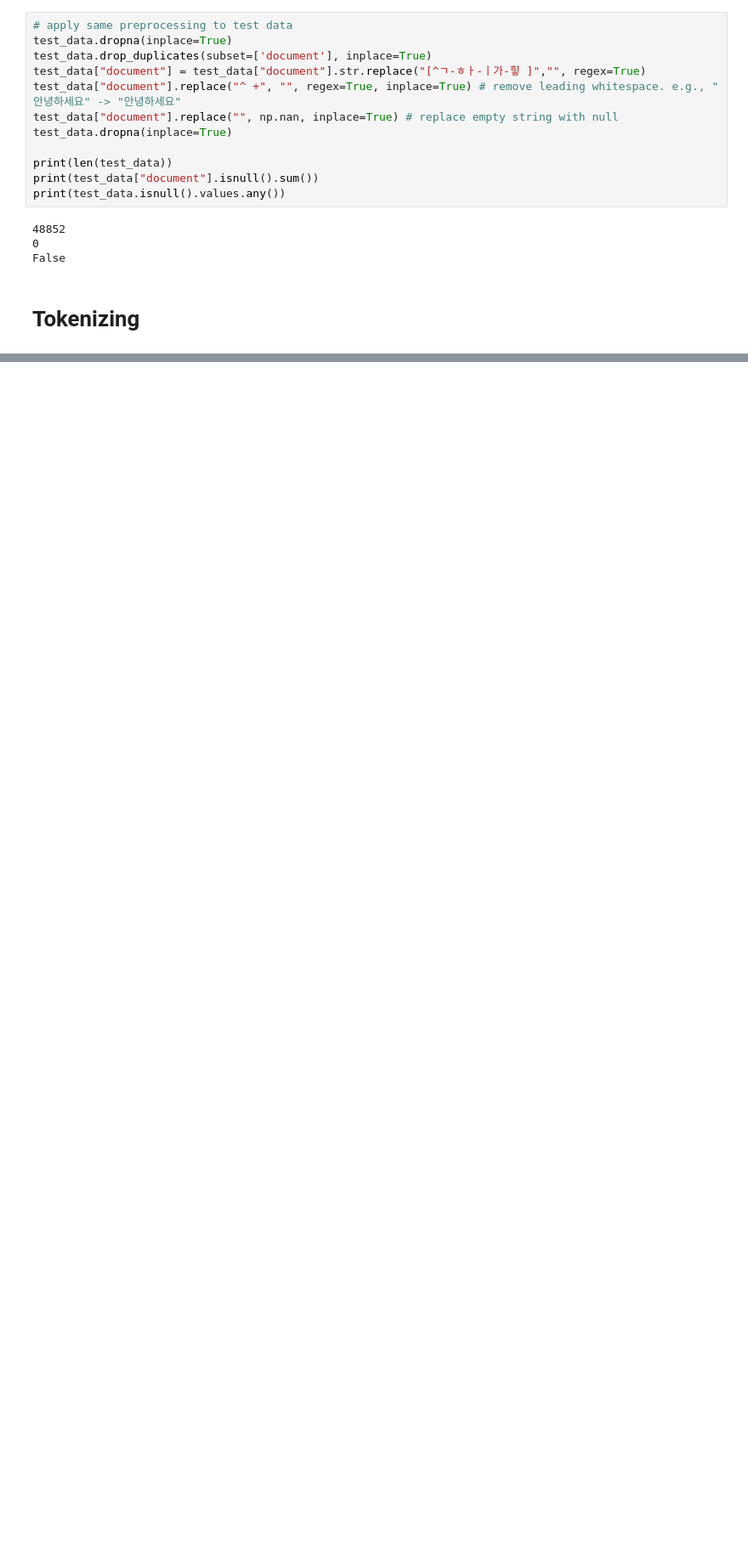
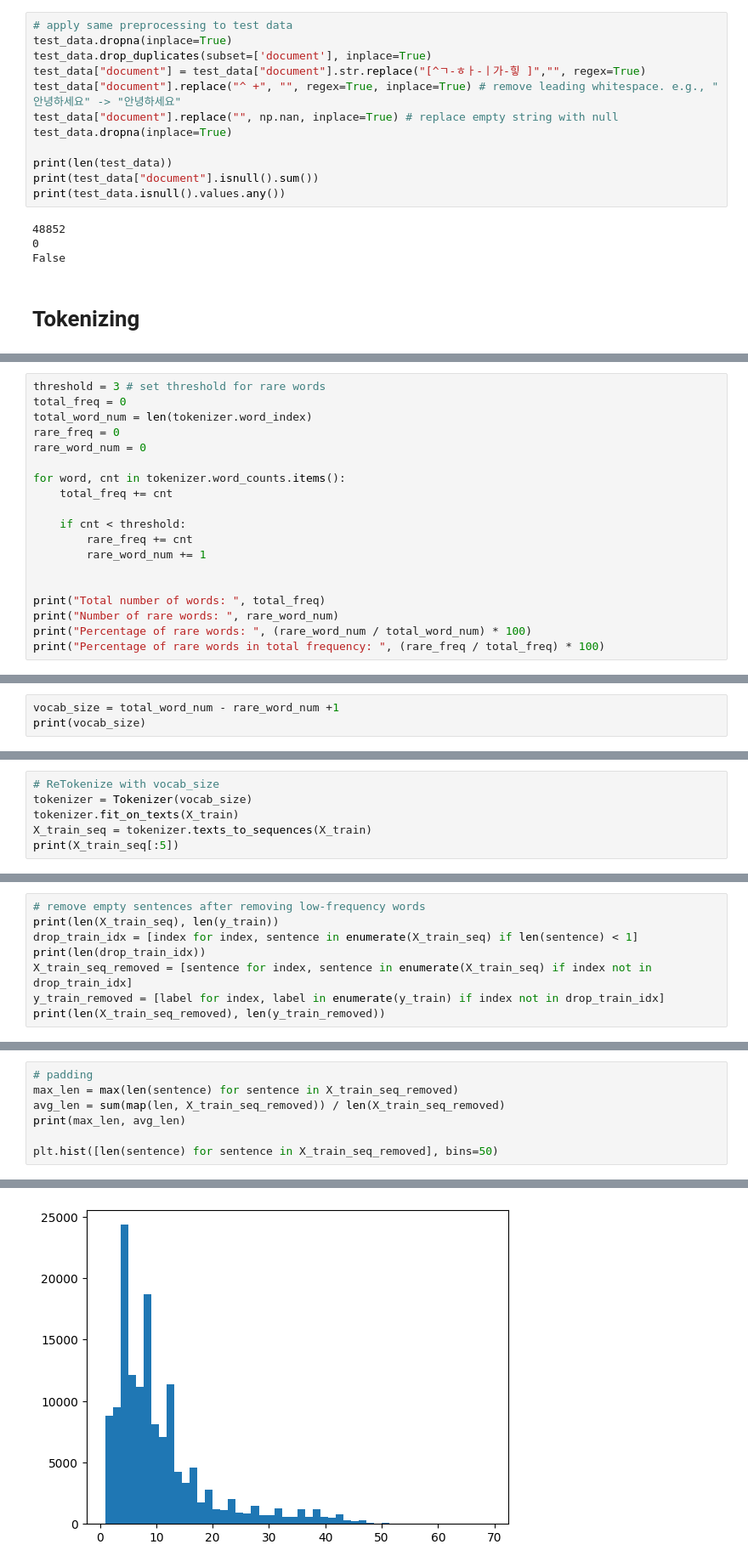
Before and after one commit to godpeny/laboratory, a Jupyter notebook: Study/NLP_Using_Deep_Learning/Recurrent_Neural_Network_Text_Classification/naver_movie_review_sentiment_analysis.ipynb, the cells around one changed output, grey strips where cells are left out. Shown: that part at 85% size. Drawn from its saved outputs; the diff is of its cells as text; blank space fills up the shorter version.

```diff
--- a/Study/NLP_Using_Deep_Learning/Recurrent_Neural_Network_Text_Classification/naver_movie_review_sentiment_analysis.ipynb
+++ b/Study/NLP_Using_Deep_Learning/Recurrent_Neural_Network_Text_Classification/naver_movie_review_sentiment_analysis.ipynb
@@ -114,0 +147,19 @@ okt = Okt()
+# %%
+threshold = 3 # set threshold for rare words
+total_freq = 0
+total_word_num = len(tokenizer.word_index)
+rare_freq = 0
+rare_word_num = 0
+
+for word, cnt in tokenizer.word_counts.items():
+    total_freq += cnt
+
+    if cnt < threshold:
+        rare_freq += cnt
+        rare_word_num += 1
+
+
+print("Total number of words: ", total_freq)
+print("Number of rare words: ", rare_word_num)
+print("Percentage of rare words: ", (rare_word_num / total_word_num) * 100)
+print("Percentage of rare words in total frequency: ", (rare_freq / total_freq) * 100)
@@ -114,0 +171,3 @@ okt = Okt()
+# %%
+vocab_size = total_word_num - rare_word_num +1
+print(vocab_size)
@@ -114,0 +176,6 @@ okt = Okt()
+# %%
+# ReTokenize with vocab_size
+tokenizer = Tokenizer(vocab_size)
+tokenizer.fit_on_texts(X_train)
+X_train_seq = tokenizer.texts_to_sequences(X_train)
+print(X_train_seq[:5])
@@ -114,0 +194,8 @@ okt = Okt()
+# %%
+# remove empty sentences after removing low-frequency words
+print(len(X_train_seq), len(y_train))
+drop_train_idx = [index for index, sentence in enumerate(X_train_seq) if len(sentence) < 1]
+print(len(drop_train_idx))
+X_train_seq_removed = [sentence for index, sentence in enumerate(X_train_seq) if index not in drop_train_idx]
+y_train_removed = [label for index, label in enumerate(y_train) if index not in drop_train_idx]
+print(len(X_train_seq_removed), len(y_train_removed))
@@ -114,0 +208,8 @@ okt = Okt()
+# %%
+# padding
+max_len = max(len(sentence) for sentence in X_train_seq_removed)
+avg_len = sum(map(len, X_train_seq_removed)) / len(X_train_seq_removed)
+print(max_len, avg_len)
+
+plt.hist([len(sentence) for sentence in X_train_seq_removed], bins=50)
+# %% [output]
@@ -114,0 +234 @@ okt = Okt()
+[figure, added]
```
Also changed, not shown: parts of 23 cells of this notebook.
